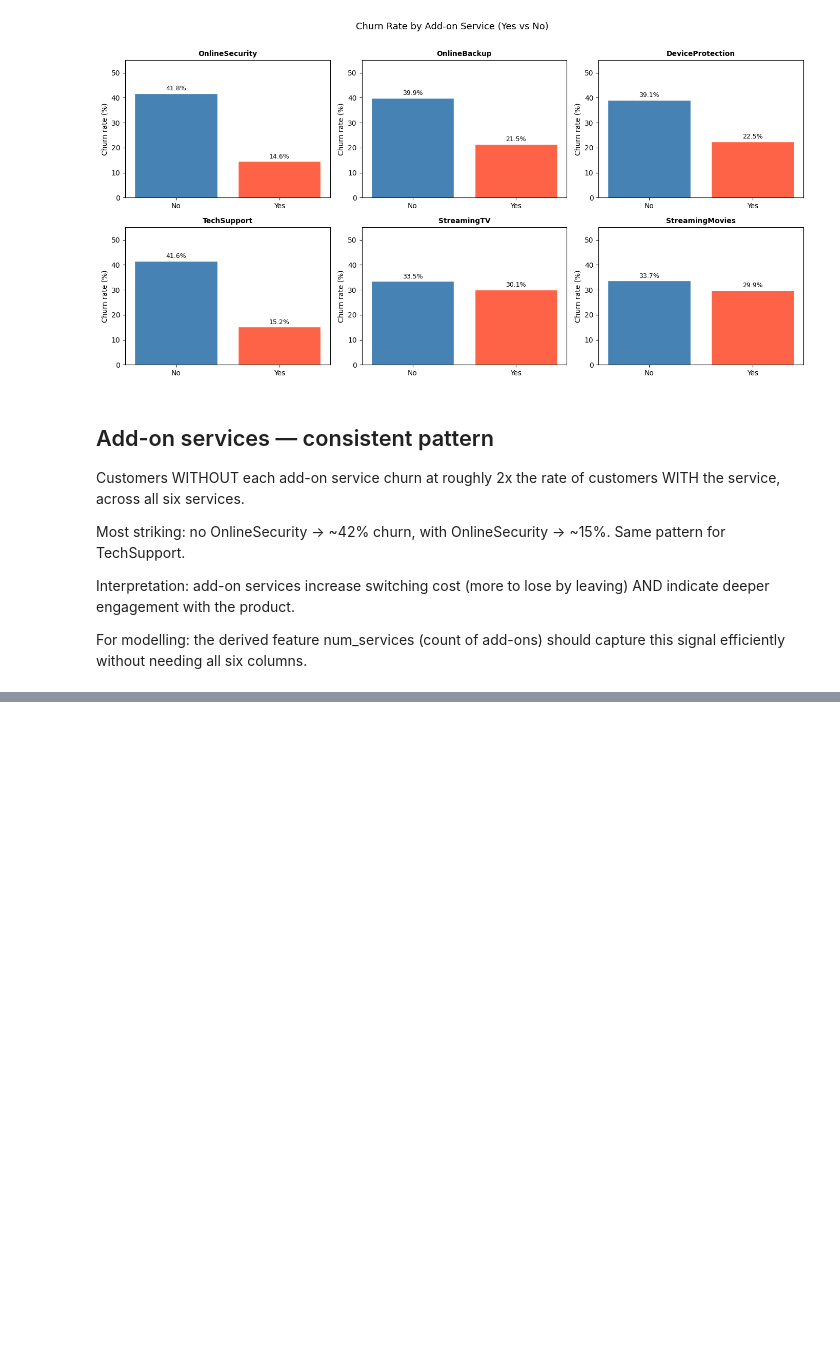
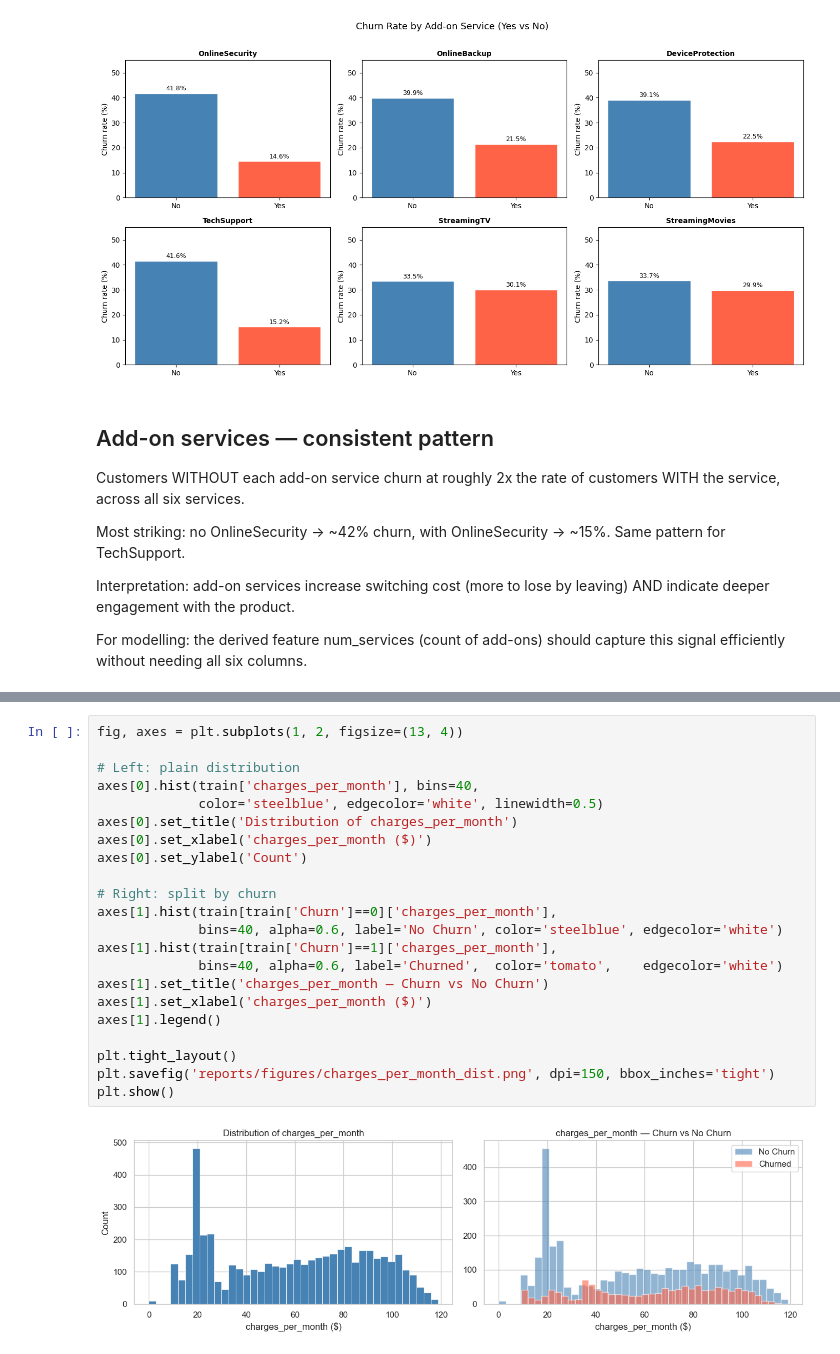
Before and after one commit to Sushanth-Allampati/churn-predictor, a Jupyter notebook: notebooks/01_eda.ipynb, the cells around one changed output, grey strips where cells are left out. Cells and saved outputs as stored; diff of their text form; blank space fills up the shorter version.

Commit message:
feat: derived feature analysis and visualisation - charges_per_month and num_services

```diff
--- a/notebooks/01_eda.ipynb
+++ b/notebooks/01_eda.ipynb
@@ -570,0 +647,24 @@ should capture this signal efficiently without needing all six columns.
+# %%
+fig, axes = plt.subplots(1, 2, figsize=(13, 4))
+
+# Left: plain distribution
+axes[0].hist(train['charges_per_month'], bins=40,
+             color='steelblue', edgecolor='white', linewidth=0.5)
+axes[0].set_title('Distribution of charges_per_month')
+axes[0].set_xlabel('charges_per_month ($)')
+axes[0].set_ylabel('Count')
+
+# Right: split by churn
+axes[1].hist(train[train['Churn']==0]['charges_per_month'],
+             bins=40, alpha=0.6, label='No Churn', color='steelblue', edgecolor='white')
+axes[1].hist(train[train['Churn']==1]['charges_per_month'],
+             bins=40, alpha=0.6, label='Churned',  color='tomato',    edgecolor='white')
+axes[1].set_title('charges_per_month — Churn vs No Churn')
+axes[1].set_xlabel('charges_per_month ($)')
+axes[1].legend()
+
+plt.tight_layout()
+plt.savefig('reports/figures/charges_per_month_dist.png', dpi=150, bbox_inches='tight')
+plt.show()
+# %% [output]
+[figure, added]
```
Also changed, not shown: parts of 12 cells of this notebook, 3 other files.
